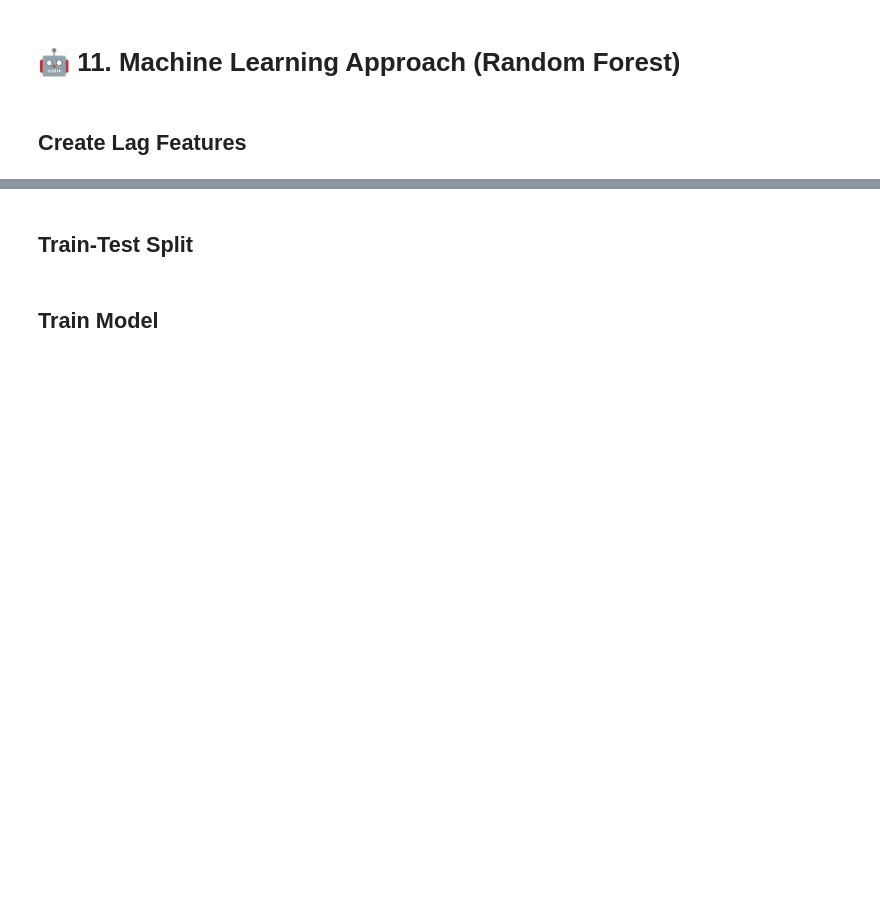
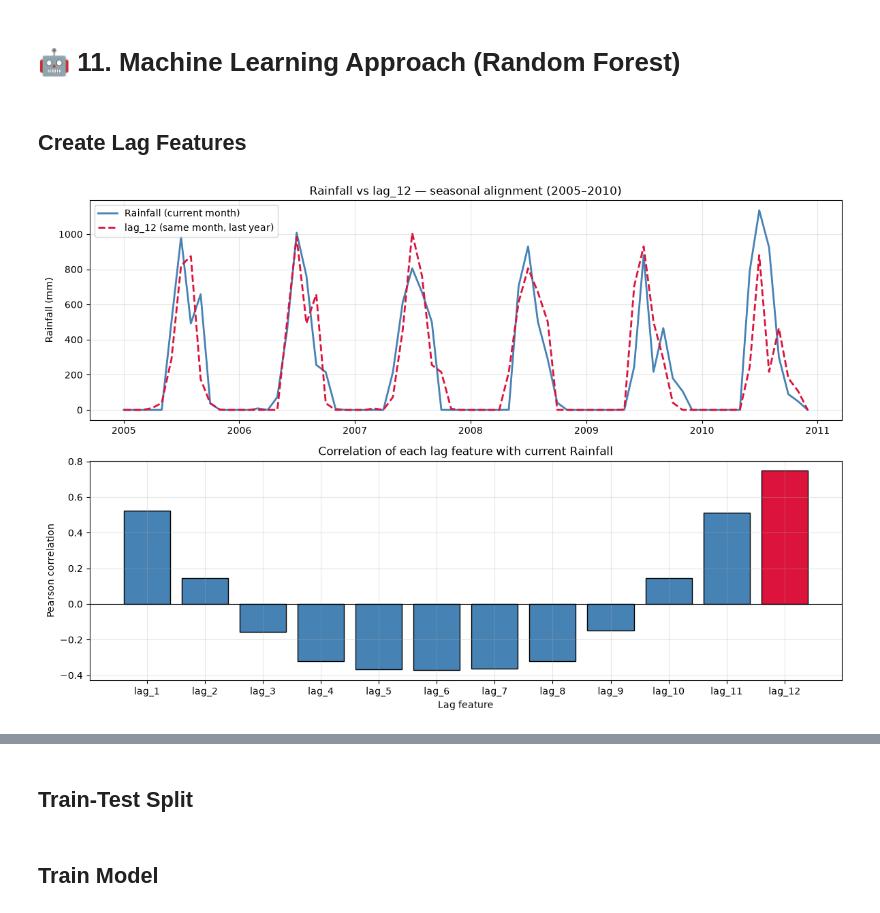
Before and after one commit to ceodaniyal/mumbai_rainfall_forecasting, a Jupyter notebook: rain_forecasting.ipynb, the cells around one changed output, grey strips where cells are left out. Cells and saved outputs as stored; diff of their text form; code cells hidden in the pictures; blank space fills up the shorter version.

```diff
--- a/rain_forecasting.ipynb
+++ b/rain_forecasting.ipynb
@@ -284,3 +284,31 @@ for i in range(1,13):
     df_ml[f'lag_{i}'] = df_ml['Rainfall'].shift(i)
 
 df_ml.dropna(inplace=True)
+# %%
+import matplotlib.pyplot as plt
+
+lag_cols = [f'lag_{i}' for i in range(1, 13)]
+lag_corr = df_ml[lag_cols + ['Rainfall']].corr()['Rainfall'].drop('Rainfall')
+
+fig, axes = plt.subplots(2, 1, figsize=(12, 8))
+
+sample = df_ml.loc['2005':'2010']
+axes[0].plot(sample.index, sample['Rainfall'], label='Rainfall (current month)', color='steelblue', linewidth=2)
+axes[0].plot(sample.index, sample['lag_12'], label='lag_12 (same month, last year)', color='crimson', linewidth=2, linestyle='--')
+axes[0].set_title('Rainfall vs lag_12 — seasonal alignment (2005–2010)')
+axes[0].set_ylabel('Rainfall (mm)')
+axes[0].legend()
+axes[0].grid(True, alpha=0.3)
+
+colors = ['crimson' if c == 'lag_12' else 'steelblue' for c in lag_cols]
+axes[1].bar(lag_cols, lag_corr.values, color=colors, edgecolor='black')
+axes[1].set_title('Correlation of each lag feature with current Rainfall')
+axes[1].set_xlabel('Lag feature')
+axes[1].set_ylabel('Pearson correlation')
+axes[1].axhline(0, color='black', linewidth=0.8)
+axes[1].grid(True, alpha=0.3)
+
+plt.tight_layout()
+plt.show()
+# %% [output]
+[figure, added]
```
Also changed, not shown: parts of 93 cells of this notebook, 6 other files.
